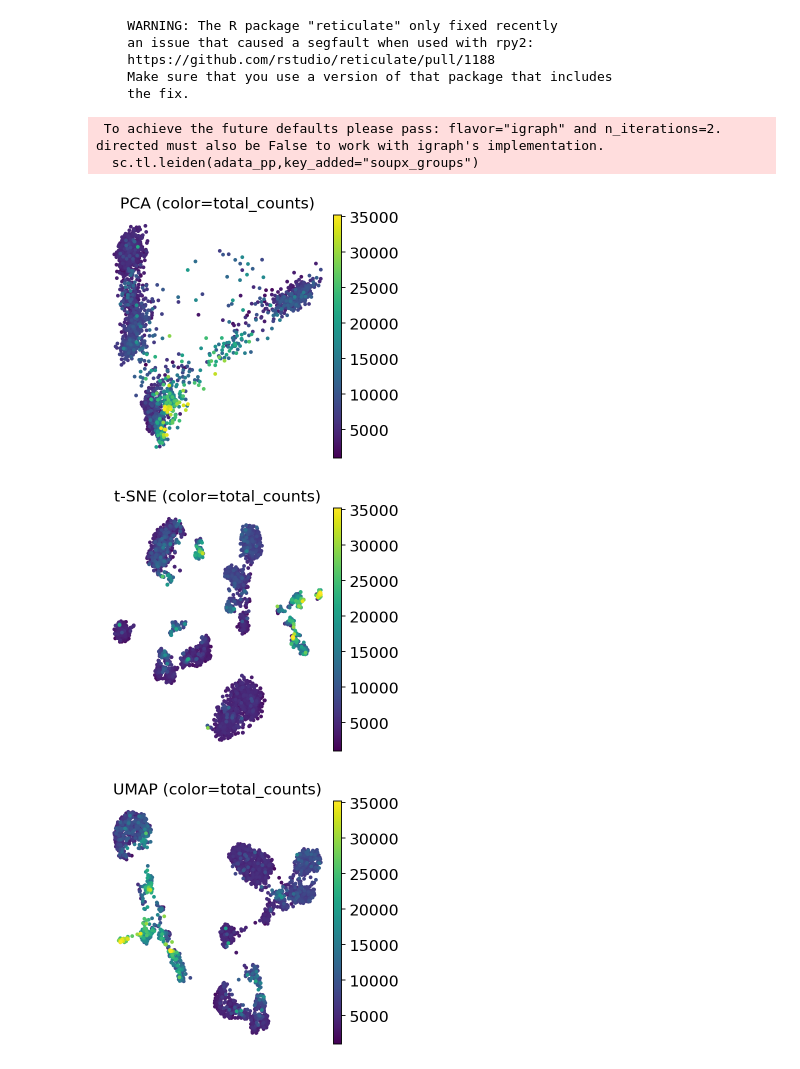
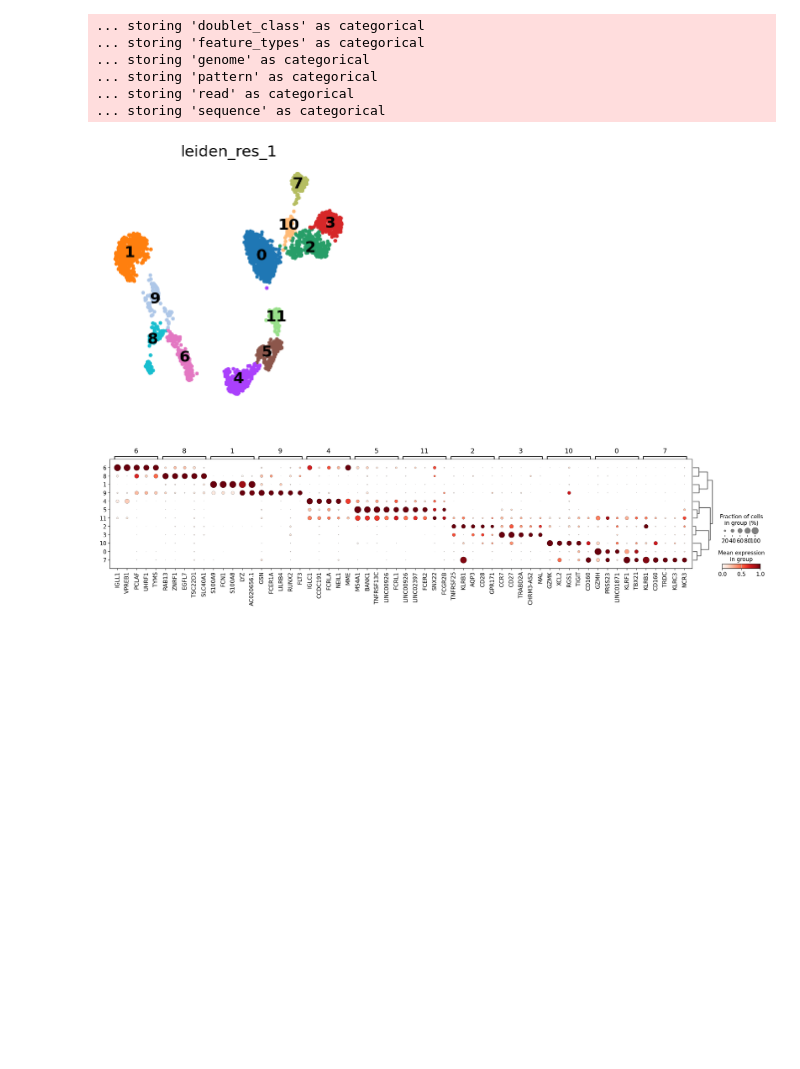
Before and after one commit to farshid61/scRNA-seq-analysis-pipeline, a Jupyter notebook: scRNA pipeline.ipynb, the cells around one changed output. Saved outputs shown, nothing was run; the diff lists cells and outputs as text; code cells hidden in the pictures; blank space fills up the shorter version.

```diff
--- a/scRNA pipeline.ipynb
+++ b/scRNA pipeline.ipynb
@@ -470,9 +747,13 @@ def run_pipeline(adata,
                  remove_doublets=False,
                  normalization_method="log1p",
                  n_top_genes=4000,
+                 plot_reduction=False,
                  n_neighbors=50,
                  resolution=1,
-                 n_iterations=2
+                 n_iterations=2,
+                 n_top_marker_genes=5,
+                 min_in_group_fraction=None,
+                 max_out_group_fraction=None
                 ):
     '''
     Run the complete scRNA-seq preprocessing pipeline.
@@ -542,27 +823,33 @@ def run_pipeline(adata,
     adata = feature_selection(adata, normalization_method, n_top_genes)
 
     # 7. Dimensionality reduction
-    adata = dim_reduction(adata, normalization_method, plot=True)
+    adata = dim_reduction(adata, normalization_method, n_neighbors=50, plot=plot_reduction)
 
-    #8. Clustering
+    # 8. Clustering
     adata = clustering(adata,resolution,n_iterations)
+
+    # 9. plot top markers for each cluster
+    adata, positive_markers, negative_markers = find_cluster_markers(adata,
+                                                                     n_top_marker_genes=n_top_marker_genes,
+                                                                     min_in_group_fraction=min_in_group_fraction,
+                                                                     max_out_group_fraction=max_out_group_fraction)
 
     return (
         adata,
         n_cells_before_filtering,
         n_cells_before_doublet,
-        n_genes_before_filtering
+        n_genes_before_filtering,
+        positive_markers,
+        negative_markers
     )
 # %%
-output = run_pipeline(adata,adata_raw,normalization_method='scran')
+output = run_pipeline(adata,adata_raw,normalization_method='scran',min_in_group_fraction=0.2,max_out_group_fraction=0.1)
 # %% [output]
-    WARNING: The R package "reticulate" only fixed recently
-    an issue that caused a segfault when used with rpy2:
-    https://github.com/rstudio/reticulate/pull/1188
-    Make sure that you use a version of that package that includes
-    the fix.
+... storing 'doublet_class' as categorical
+... storing 'feature_types' as categorical
+... storing 'genome' as categorical
+... storing 'pattern' as categorical
+... storing 'read' as categorical
+... storing 'sequence' as categorical
- To achieve the future defaults please pass: flavor="igraph" and n_iterations=2.  directed must also be False to work with igraph's implementation.
-  sc.tl.leiden(adata_pp,key_added="soupx_groups")
-[figure, old version]
+[figure, new version]
-[figure, old version]
+[figure, new version]
-[figure, removed]
```
Also changed, not shown: parts of 5 cells of this notebook.
